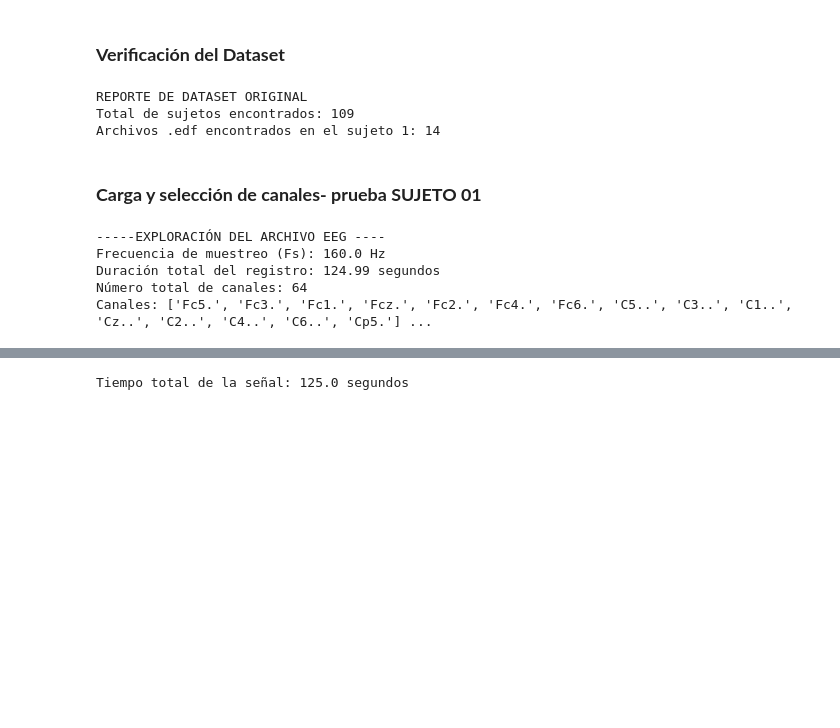
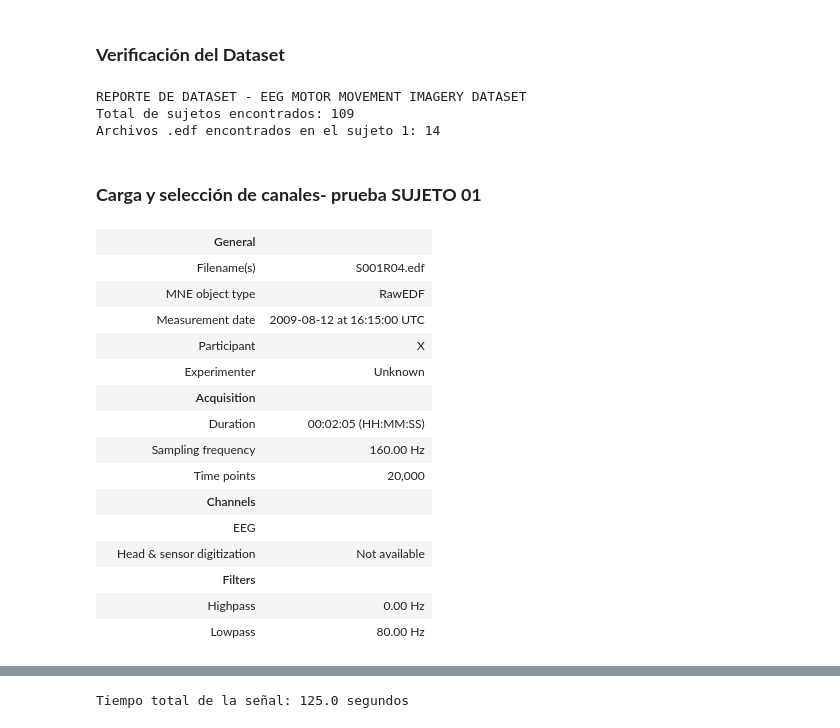
Before and after one commit to PaulaCCano/lab_Biosenales, a Jupyter notebook: avances_proyecto.ipynb, the cells around one changed output, grey strips where cells are left out. Drawn from its saved outputs; the diff is of its cells as text; code cells hidden in the pictures; blank space fills up the shorter version.

```diff
--- a/avances_proyecto.ipynb
+++ b/avances_proyecto.ipynb
@@ -59,29 +72,19 @@ Para cumplir con el pbejtivo de análisis, el flujo de procesamiento debe seguir
 # %% [markdown]
 ### **Verificación del Dataset**
 # %%
-import os
 import glob
 
-# RUTA EXACTA DE TU IMAGEN
-ruta_edf = r"C:\Users\USER\Documents\eeg-motor-movementimagery-dataset-1.0.0\files"
+ruta = r'D:\LabBiosenales\eeg-motor-movementimagery-dataset-1.0.0\files'
 
-# Buscamos las carpetas que empiezan con "S"
-carpetas_sujetos = glob.glob(os.path.join(ruta_edf, "S*"))
+carpetas_sujetos = glob.glob(os.path.join(ruta, "S*"))
 
-print("REPORTE DE DATASET ORIGINAL")
-print(f"Total de sujetos encontrados: {len(carpetas_sujetos)-1}") # restamos -1 para excluir el archivo de texto "SHA256SHUM.txt"
+print("REPORTE DE DATASET - EEG MOTOR MOVEMENT IMAGERY DATASET")
+print(f"Total de sujetos encontrados: {len(carpetas_sujetos)-1}") # -1 para excluir el "SHA256SHUM.txt"
 
-if len(carpetas_sujetos) > 0:
-    # Verificamos el primer sujeto como muestra (S001)
-    archivos_edf = glob.glob(os.path.join(carpetas_sujetos[0], "*.edf"))
-    print(f"Archivos .edf encontrados en el sujeto 1: {len(archivos_edf)}")
-
-
-else:
-    print("\nALERTA: No se encontraron carpetas.")
-    print("Verifica que la unidad D: esté conectada.")
+archivos_edf = glob.glob(os.path.join(carpetas_sujetos[0], "*.edf"))
+print(f"Archivos .edf encontrados en el sujeto 1: {len(archivos_edf)}")
 # %% [output]
-REPORTE DE DATASET ORIGINAL
+REPORTE DE DATASET - EEG MOTOR MOVEMENT IMAGERY DATASET
 Total de sujetos encontrados: 109
 Archivos .edf encontrados en el sujeto 1: 14
 # %% [markdown]
@@ -96,19 +92,30 @@ warnings.filterwarnings('ignore')
 # %%
-# Ruta de tu archivo (PRUEBA CON EL SUJETO 01) - exploración inicial de la data set
-ruta_archivo = r"C:\Users\USER\Documents\eeg-motor-movementimagery-dataset-1.0.0\files\S001\S001R04.edf"
+ruta_S1 = r"D:\LabBiosenales\eeg-motor-movementimagery-dataset-1.0.0\files\S001\S001R04.edf"
+raw = mne.io.read_raw_edf(ruta_S1, preload=True, verbose=False)
+raw.rename_channels(lambda x: x.strip('.')) # Para eliminar los puntos al final de los nombres de los canales
+raw
 
-# Cargar los datos
-raw = mne.io.read_raw_edf(ruta_archivo, preload=True, verbose=False)
+# Yo dejaría la impresión del RAW para la ahí se muestra toa la info que tienes acá abajo
 
-# Explorar qué hay adentro
-print("-----EXPLORACIÓN DEL ARCHIVO EEG ----")
-print(f"Frecuencia de muestreo (Fs): {raw.info['sfreq']} Hz")
-print(f"Duración total del registro: {raw.times[-1]:.2f} segundos")
-print(f"Número total de canales: {len(raw.ch_names)}")
-print(f"Canales: {raw.ch_names[:15]} ...")
+# print("-----EXPLORACIÓN DEL ARCHIVO EEG ----")
+# print(f"Frecuencia de muestreo (Fs): {raw.info['sfreq']} Hz")
+# print(f"Duración total del registro: {raw.times[-1]:.2f} segundos")
+# print(f"Número total de canales: {len(raw.ch_names)}")
+# print(f"Canales: {raw.ch_names} ...")
 # %% [output]
------EXPLORACIÓN DEL ARCHIVO EEG ----
-Frecuencia de muestreo (Fs): 160.0 Hz
-Duración total del registro: 124.99 segundos
-Número total de canales: 64
-Canales: ['Fc5.', 'Fc3.', 'Fc1.', 'Fcz.', 'Fc2.', 'Fc4.', 'Fc6.', 'C5..', 'C3..', 'C1..', 'Cz..', 'C2..', 'C4..', 'C6..', 'Cp5.'] ...
+|  | General |  |
+|  | Filename(s) | S001R04.edf |
+|  | MNE object type | RawEDF |
+|  | Measurement date | 2009-08-12 at 16:15:00 UTC |
+|  | Participant | X |
+|  | Experimenter | Unknown |
+|  | Acquisition |  |
+|  | Duration | 00:02:05 (HH:MM:SS) |
+|  | Sampling frequency | 160.00 Hz |
+|  | Time points | 20,000 |
+|  | Channels |  |
+|  | EEG |  |
+|  | Head & sensor digitization | Not available |
+|  | Filters |  |
+|  | Highpass | 0.00 Hz |
+|  | Lowpass | 80.00 Hz |
```
Also changed, not shown: parts of 6 cells of this notebook.
